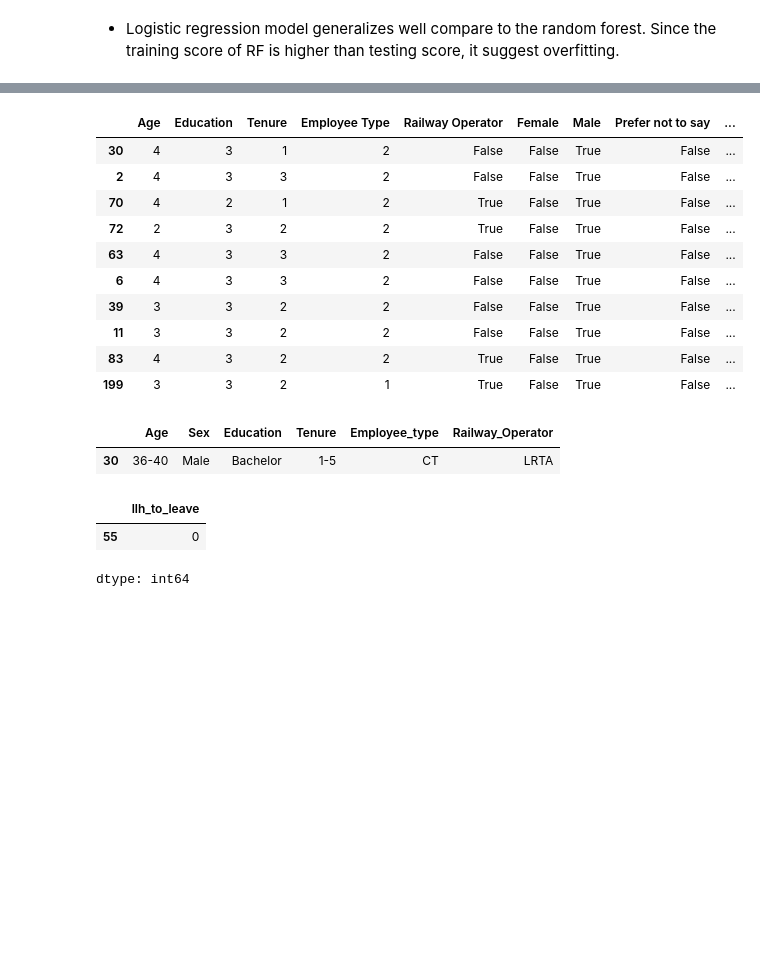
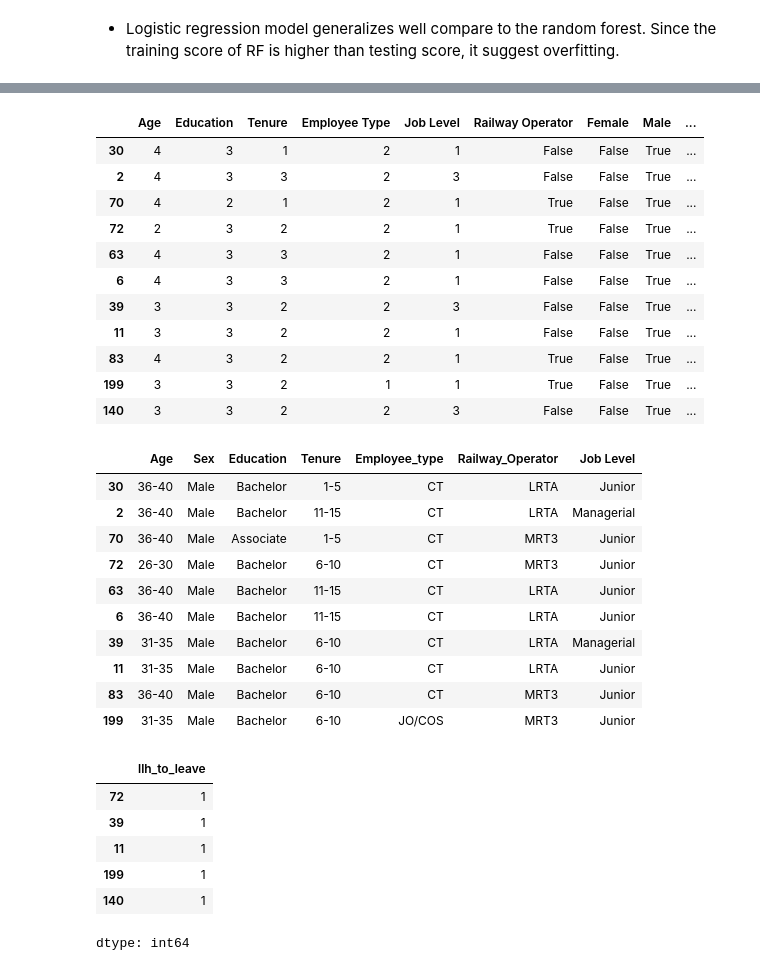
Before and after one commit to pjcroxas/Talent-Retention-in-Railway-Workforce, a Jupyter notebook: Unraveling_Railway_Employee_Turnover_A_Data_Driven_Approach_Using_Propensity_Modeling.ipynb, the cells around one changed output, grey strips where cells are left out. Drawn from its saved outputs; the diff is of its cells as text; code cells hidden in the pictures; blank space fills up the shorter version.

```diff
--- a/Unraveling_Railway_Employee_Turnover_A_Data_Driven_Approach_Using_Propensity_Modeling.ipynb
+++ b/Unraveling_Railway_Employee_Turnover_A_Data_Driven_Approach_Using_Propensity_Modeling.ipynb
@@ -357,6 +371,7 @@ age_list = retention_prepped_df.Age
 education_list = retention_prepped_df.Education
 tenure_list = retention_prepped_df.Tenure
 employee_type_list = retention_prepped_df.Employee_type
+job_level_list = retention_prepped_df["Job Level"]
 # %%
 demographics_df = pd.DataFrame()
 # Ordinal Encoding
@@ -364,7 +379,7 @@ demographics_df["Age"] = age_list.map({'21-25':1, '26-30':2, '31-35':3, '36-40':
 demographics_df["Education"] = education_list.map({'High School':1, 'Associate':2, 'Bachelor':3, 'Master':4})
 demographics_df["Tenure"] = tenure_list.map({'1-5 ':1, '6-10 ':2, '11-15 ':3, '16-20 ':4, '21-25 ':5, '26-30 ':6})
 demographics_df["Employee Type"] = employee_type_list.map({'JO/COS': 1, 'CT':2, 'RR':3})
-
+demographics_df["Job Level"] = job_level_list.map({'Managerial':3, 'Senior':2, 'Junior':1, 'Unknown':0})
 demographics_copy = demographics_df.copy()
 
 # One-hot encoding
@@ -901,14 +927,15 @@ plt.show()
 # %%
-X_test[(X_test["Age"]<=4)&(X_test.index<=199)][0:10]
+X_test[(X_test["Age"]<=4)&(X_test.index<=199)]
 # %% [output]
-|  | Age | Education | Tenure | Employee Type | Railway Operator | Female | Male | Prefer not to say | ... |
-| 30 | 4 | 3 | 1 | 2 | False | False | True | False | ... |
-| 2 | 4 | 3 | 3 | 2 | False | False | True | False | ... |
-| 70 | 4 | 2 | 1 | 2 | True | False | True | False | ... |
-| 72 | 2 | 3 | 2 | 2 | True | False | True | False | ... |
-| 63 | 4 | 3 | 3 | 2 | False | False | True | False | ... |
-| 6 | 4 | 3 | 3 | 2 | False | False | True | False | ... |
-| 39 | 3 | 3 | 2 | 2 | False | False | True | False | ... |
-| 11 | 3 | 3 | 2 | 2 | False | False | True | False | ... |
-| 83 | 4 | 3 | 2 | 2 | True | False | True | False | ... |
-| 199 | 3 | 3 | 2 | 1 | True | False | True | False | ... |
+|  | Age | Education | Tenure | Employee Type | Job Level | Railway Operator | Female | Male | ... |
+| 30 | 4 | 3 | 1 | 2 | 1 | False | False | True | ... |
+| 2 | 4 | 3 | 3 | 2 | 3 | False | False | True | ... |
+| 70 | 4 | 2 | 1 | 2 | 1 | True | False | True | ... |
+| 72 | 2 | 3 | 2 | 2 | 1 | True | False | True | ... |
+| 63 | 4 | 3 | 3 | 2 | 1 | False | False | True | ... |
+| 6 | 4 | 3 | 3 | 2 | 1 | False | False | True | ... |
+| 39 | 3 | 3 | 2 | 2 | 3 | False | False | True | ... |
+| 11 | 3 | 3 | 2 | 2 | 1 | False | False | True | ... |
+| 83 | 4 | 3 | 2 | 2 | 1 | True | False | True | ... |
+| 199 | 3 | 3 | 2 | 1 | 1 | True | False | True | ... |
+| 140 | 3 | 3 | 2 | 2 | 3 | False | False | True | ... |
@@ -918,15 +942,31 @@ index = 30
+# %%
+# X_test.sample()
+index = X_test[(X_test["Age"]<=4)&(X_test.index<=199)][0:10].index
 # %%
-rtp = retention_prepped_df[['Age', 'Sex','Education', 'Tenure', 'Employee_type', 'Railway_Operator']]
+rtp = retention_prepped_df[['Age', 'Sex','Education', 'Tenure', 'Employee_type', 'Railway_Operator', 'Job Level']]
 # %%
-rtp.loc[[index]]
+rtp.loc[index]
 # %% [output]
-|  | Age | Sex | Education | Tenure | Employee_type | Railway_Operator |
-| 30 | 36-40 | Male | Bachelor | 1-5 | CT | LRTA |
+|  | Age | Sex | Education | Tenure | Employee_type | Railway_Operator | Job Level |
+| 30 | 36-40 | Male | Bachelor | 1-5 | CT | LRTA | Junior |
+| 2 | 36-40 | Male | Bachelor | 11-15 | CT | LRTA | Managerial |
+| 70 | 36-40 | Male | Associate | 1-5 | CT | MRT3 | Junior |
+| 72 | 26-30 | Male | Bachelor | 6-10 | CT | MRT3 | Junior |
+| 63 | 36-40 | Male | Bachelor | 11-15 | CT | LRTA | Junior |
+| 6 | 36-40 | Male | Bachelor | 11-15 | CT | LRTA | Junior |
+| 39 | 31-35 | Male | Bachelor | 6-10 | CT | LRTA | Managerial |
+| 11 | 31-35 | Male | Bachelor | 6-10 | CT | LRTA | Junior |
+| 83 | 36-40 | Male | Bachelor | 6-10 | CT | MRT3 | Junior |
+| 199 | 31-35 | Male | Bachelor | 6-10 | JO/COS | MRT3 | Junior |
 # %%
-y_test.loc[[55]]
+y_test.loc[index]
 # %% [output]
 |  | llh_to_leave |
-| 55 | 0 |
+| 72 | 1 |
+| 39 | 1 |
+| 11 | 1 |
+| 199 | 1 |
+| 140 | 1 |
 dtype: int64
 # %%
 demographics_unenc
```
Also changed, not shown: parts of 25 cells of this notebook.
